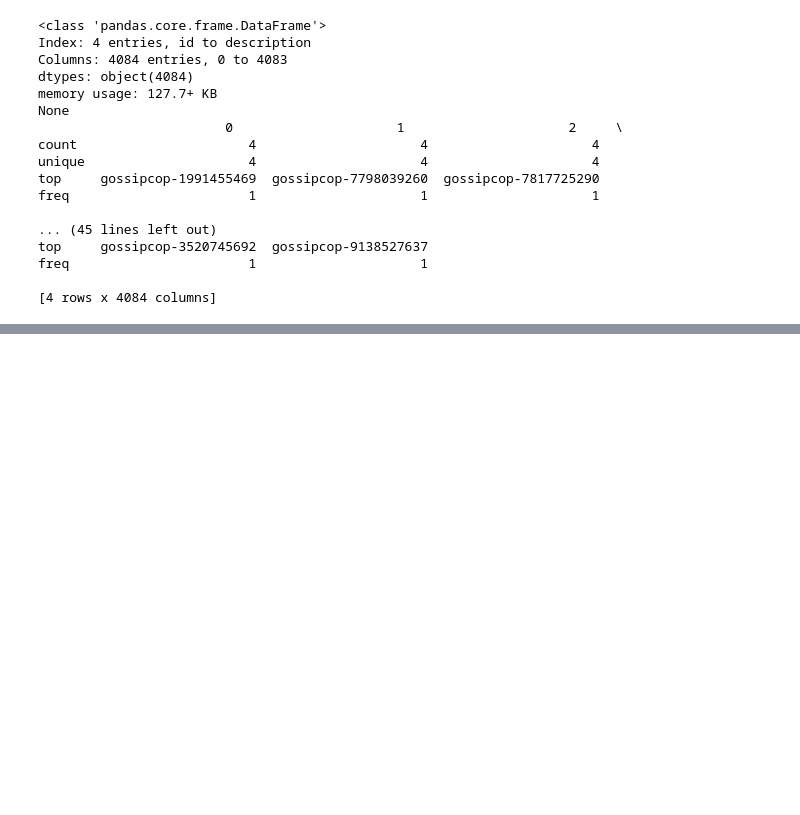
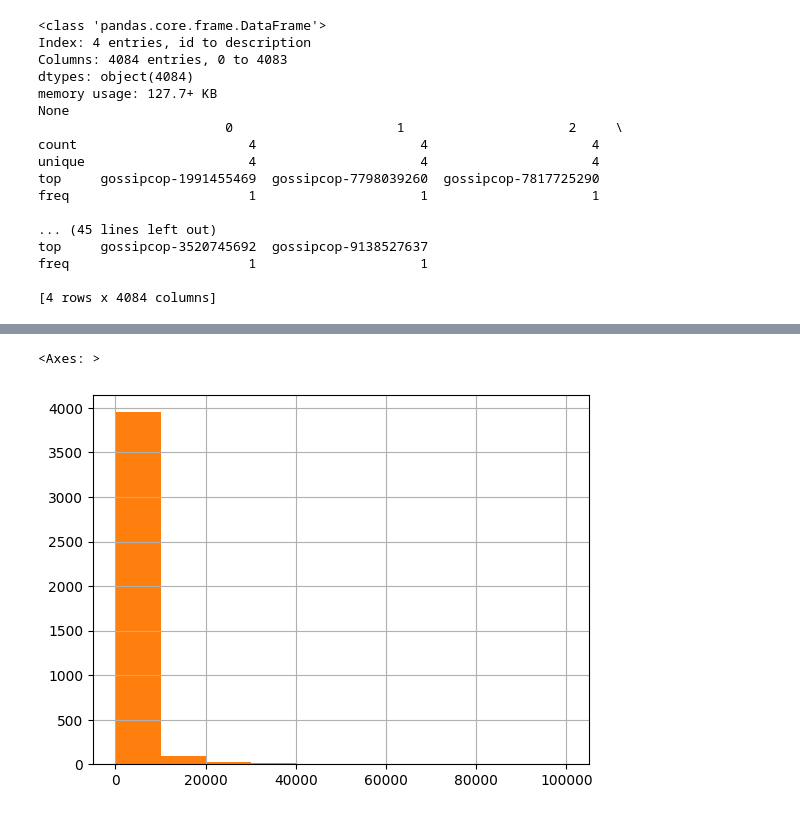
Before and after one commit to kbank1/fake_news, a Jupyter notebook: notebooks/notebook_CZ.ipynb, the cells around one changed output, grey strips where cells are left out. Cells and saved outputs as stored; diff of their text form; code cells hidden in the pictures; blank space fills up the shorter version.

Commit message:
updated columns

```diff
--- a/notebooks/notebook_CZ.ipynb
+++ b/notebooks/notebook_CZ.ipynb
@@ -126,0 +152,10 @@ freq                       1                     1
+# %%
+hf_data = pd.read_json('raw_data/HF.json').transpose()
+hr_data = pd.read_json('raw_data/HR.json').transpose()
+mf_data = pd.read_json('raw_data/MF.json').transpose()
+mr_data = pd.read_json('raw_data/MR.json').transpose()
+# %%
+hf_data.columns = ['id', 'title', 'text', 'description']
+hr_data.columns = ['id', 'title', 'text', 'description']
+mf_data.columns = ['id', 'title', 'text', 'description']
+mr_data.columns = ['id', 'title', 'text', 'description']
@@ -126,0 +164,9 @@ freq                       1                     1
+# %%
+hf_data['text_length'] = hf_data['text'].apply(len)
+hf_data['title_length'] = hf_data['title'].apply(len)
+
+hf_data['text_length'].hist()
+hf_data['title_length'].hist()
+# %% [output]
+<Axes: >
+[figure, added]
```
Also changed, not shown: parts of 13 cells of this notebook.
